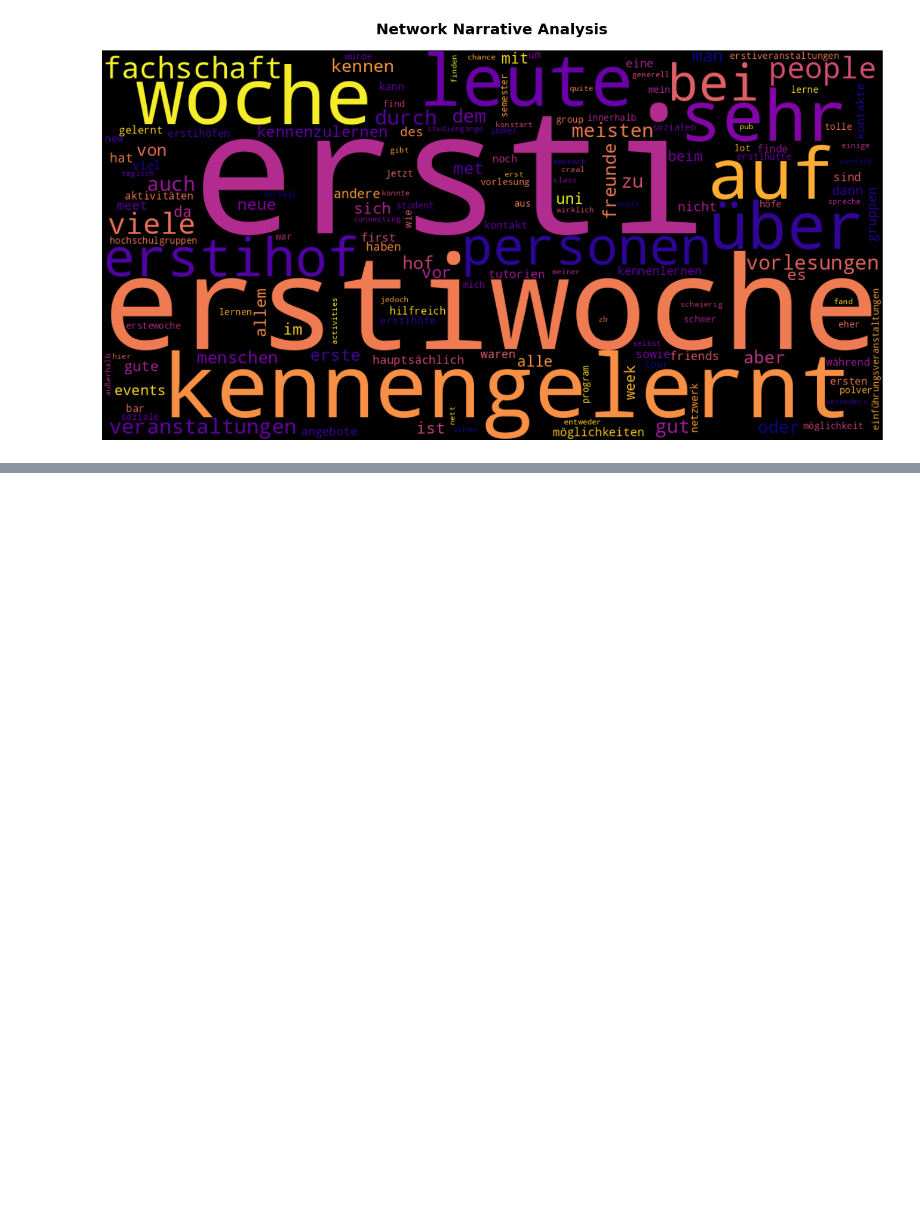
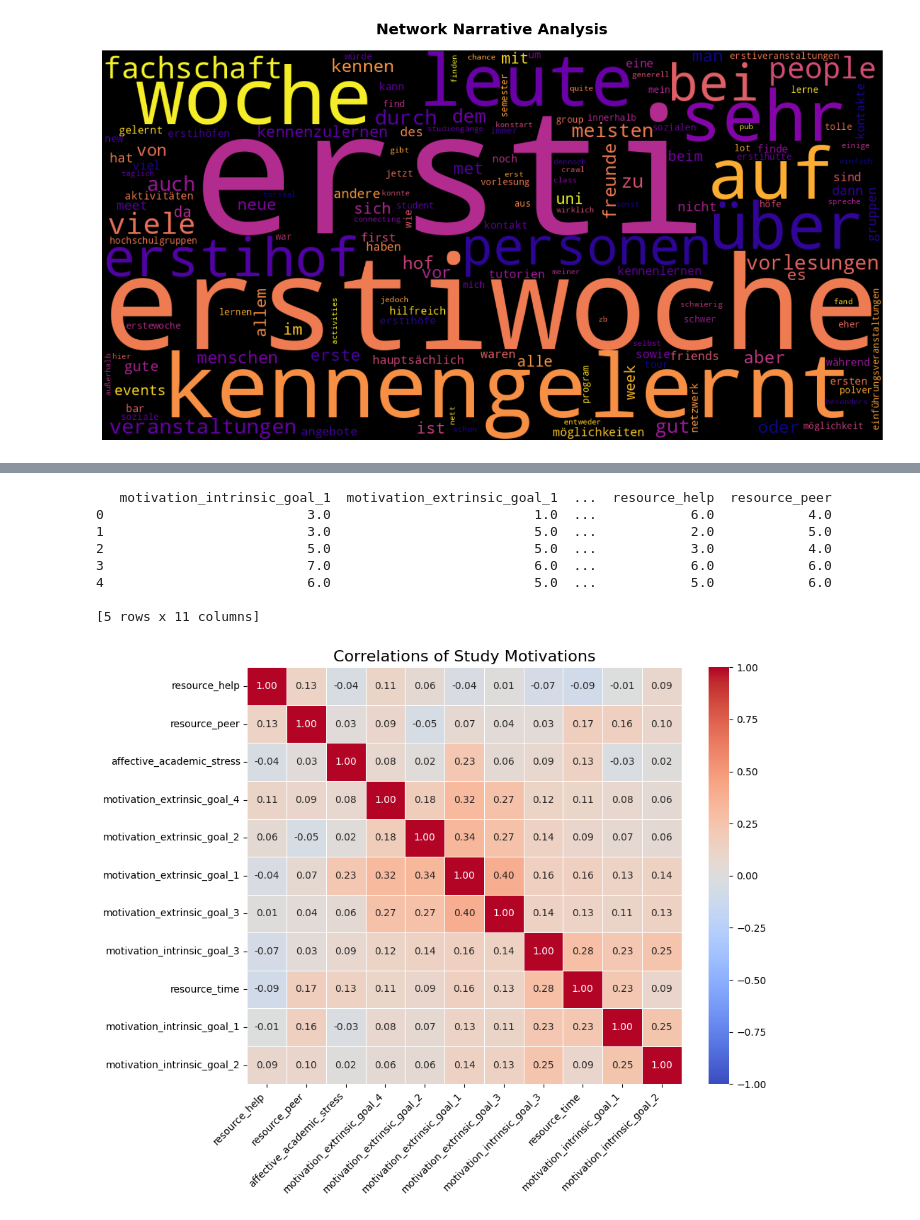
Before and after one commit to Ari-manius/StudentSurvey_public, a Jupyter notebook: data/W1/explorative_analysis.ipynb, the cells around one changed output, grey strips where cells are left out. Cells and saved outputs as stored; diff of their text form; code cells hidden in the pictures; blank space fills up the shorter version.

```diff
--- a/data/explorative_analysis.ipynb
+++ b/data/W1/explorative_analysis.ipynb
@@ -613,0 +668,55 @@ plt.show()
+# %%
+import pandas as pd
+import numpy as np
+# df_MS_data columns example: ["motivation.Q1", "cogstrategy.Q2", "selfefficacy.Q1"]
+df_MS_data_renamed = df_MS_data.copy()
+
+# Take only the part after the last "."
+df_MS_data_renamed.columns = [col.split('.')[-1] for col in df_MS_data_renamed.columns]
+
+print(df_MS_data_renamed.head())
+
+
+# df_MS_data contains only the survey variables
+corr_matrix = df_MS_data_renamed.corr()
+
+from scipy.cluster.hierarchy import linkage, dendrogram, leaves_list
+
+# Convert correlations to distances: distance = 1 - correlation
+distance = 1 - corr_matrix
+# Hierarchical clustering using 'average' linkage
+Z = linkage(distance, method='average')
+
+# Get the order of variables after clustering
+cluster_order = leaves_list(Z)
+ordered_vars = corr_matrix.columns[cluster_order]
+
+corr_matrix_clustered = corr_matrix.loc[ordered_vars, ordered_vars]
+
+import seaborn as sns
+import matplotlib.pyplot as plt
+
+plt.figure(figsize=(10,8))
+sns.heatmap(
+    corr_matrix_clustered,
+    annot=True,
+    fmt=".2f",
+    cmap="coolwarm",
+    vmin=-1, vmax=1,
+    linewidths=0.5
+)
+plt.xticks(rotation=45, ha='right')
+plt.yticks(rotation=0)
+plt.title("Correlations of Study Motivations", fontsize=16)
+plt.tight_layout()
+plt.show()
+# %% [output]
+   motivation_intrinsic_goal_1  motivation_extrinsic_goal_1  ...  resource_help  resource_peer
+0                          3.0                          1.0  ...            6.0            4.0
+1                          3.0                          5.0  ...            2.0            5.0
+2                          5.0                          5.0  ...            3.0            4.0
+3                          7.0                          6.0  ...            6.0            6.0
+4                          6.0                          5.0  ...            5.0            6.0
+
+[5 rows x 11 columns]
+[figure, added]
```
Also changed, not shown: parts of 4 cells of this notebook, 23 other files.
